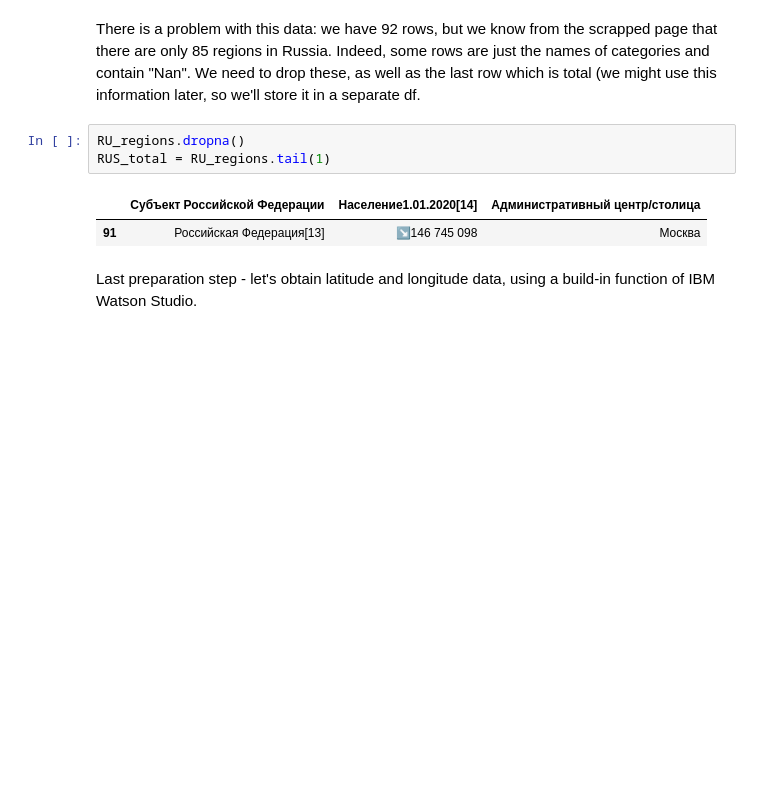
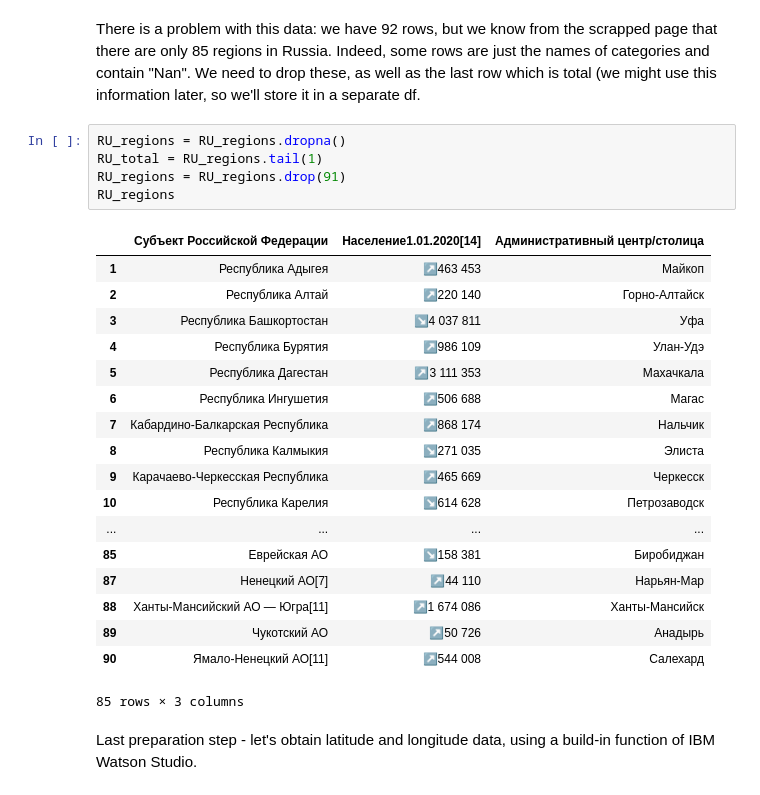
Before and after one commit to frandy13/Coursera_Capstone, a Jupyter notebook: The most reading city and region.ipynb, the cells around one changed output. Saved outputs shown, nothing was run; the diff lists cells and outputs as text; blank space fills up the shorter version.

```diff
--- a/The most reading city and region.ipynb
+++ b/The most reading city and region.ipynb
@@ -128,11 +128,29 @@ RU_regions
 # %% [markdown]
 There is a problem with this data: we have 92 rows, but we know from the scrapped page that there are only 85 regions in Russia. Indeed, some rows are just the names of categories and contain "Nan". We need to drop these, as well as the last row which is total (we might use this information later, so we'll store it in a separate df.
 # %%
-RU_regions.dropna()
-RUS_total = RU_regions.tail(1)
+RU_regions = RU_regions.dropna()
+RU_total = RU_regions.tail(1)
+RU_regions = RU_regions.drop(91)
+RU_regions
 # %% [output]
 |  | Субъект Российской Федерации | Население1.01.2020[14] | Административный центр/столица |
-| 91 | Российская Федерация[13] | ↘146 745 098 | Москва |
+| 1 | Республика Адыгея | ↗463 453 | Майкоп |
+| 2 | Республика Алтай | ↗220 140 | Горно-Алтайск |
+| 3 | Республика Башкортостан | ↘4 037 811 | Уфа |
+| 4 | Республика Бурятия | ↗986 109 | Улан-Удэ |
+| 5 | Республика Дагестан | ↗3 111 353 | Махачкала |
+| 6 | Республика Ингушетия | ↗506 688 | Магас |
+| 7 | Кабардино-Балкарская Республика | ↗868 174 | Нальчик |
+| 8 | Республика Калмыкия | ↘271 035 | Элиста |
+| 9 | Карачаево-Черкесская Республика | ↗465 669 | Черкесск |
+| 10 | Республика Карелия | ↘614 628 | Петрозаводск |
+| ... | ... | ... | ... |
+| 85 | Еврейская АО | ↘158 381 | Биробиджан |
+| 87 | Ненецкий АО[7] | ↗44 110 | Нарьян-Мар |
+| 88 | Ханты-Мансийский АО — Югра[11] | ↗1 674 086 | Ханты-Мансийск |
+| 89 | Чукотский АО | ↗50 726 | Анадырь |
+| 90 | Ямало-Ненецкий АО[11] | ↗544 008 | Салехард |
+85 rows × 3 columns
 # %% [markdown]
 Last preparation step - let's obtain latitude and longitude data, using a build-in function of IBM Watson Studio.
 # %%
```
Also changed, not shown: parts of 46 cells of this notebook.
